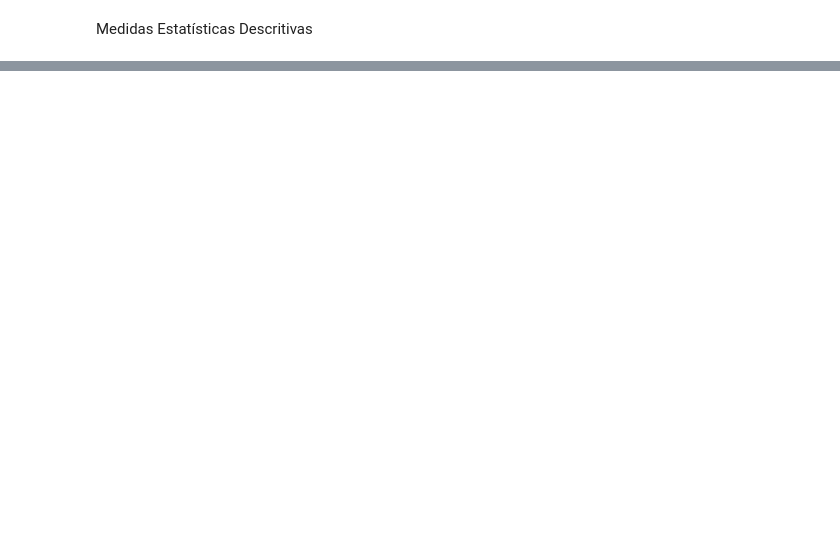
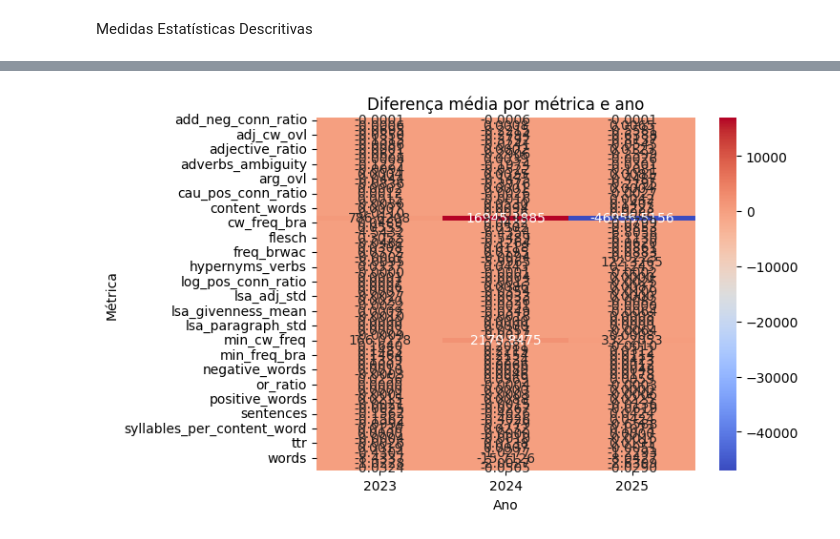
Before and after one commit to Thiago-Ruiz/Projeto-Mestrado, a Jupyter notebook: Experimentos/Analise-metricas.ipynb, the cells around one changed output, grey strips where cells are left out. Drawn from its saved outputs; the diff is of its cells as text; code cells hidden in the pictures; blank space fills up the shorter version.

```diff
--- a/Experimentos/Analise-metricas.ipynb
+++ b/Experimentos/Analise-metricas.ipynb
@@ -70,0 +219,11 @@ Desvio Padrão das Métricas
+# %%
+import seaborn as sns
+import matplotlib.pyplot as plt
+
+# Pivot para heatmap
+heatmap_data = df_results.pivot(index='Métrica', columns='Ano', values='Diferença média')
+sns.heatmap(heatmap_data, annot=True, fmt=".4f", cmap="coolwarm")
+plt.title("Diferença média por métrica e ano")
+plt.show()
+# %% [output]
+[figure, added]
```
Also changed, not shown: parts of 11 cells of this notebook, 3 other files.
